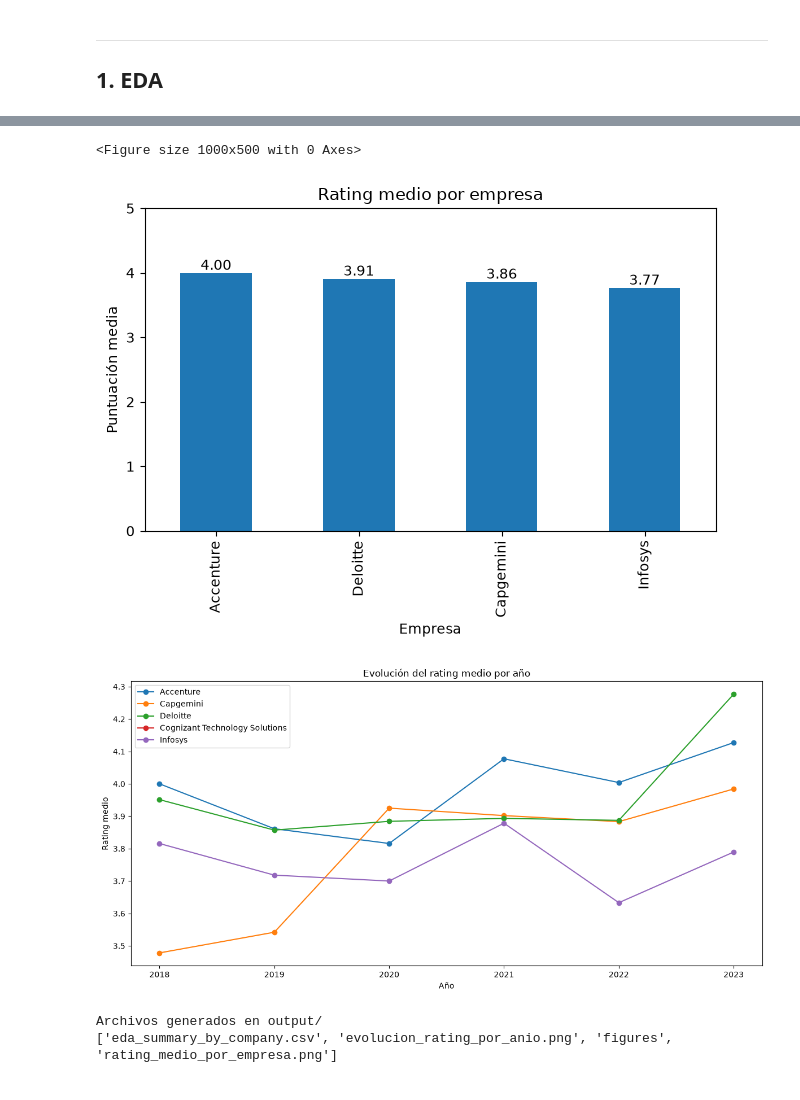
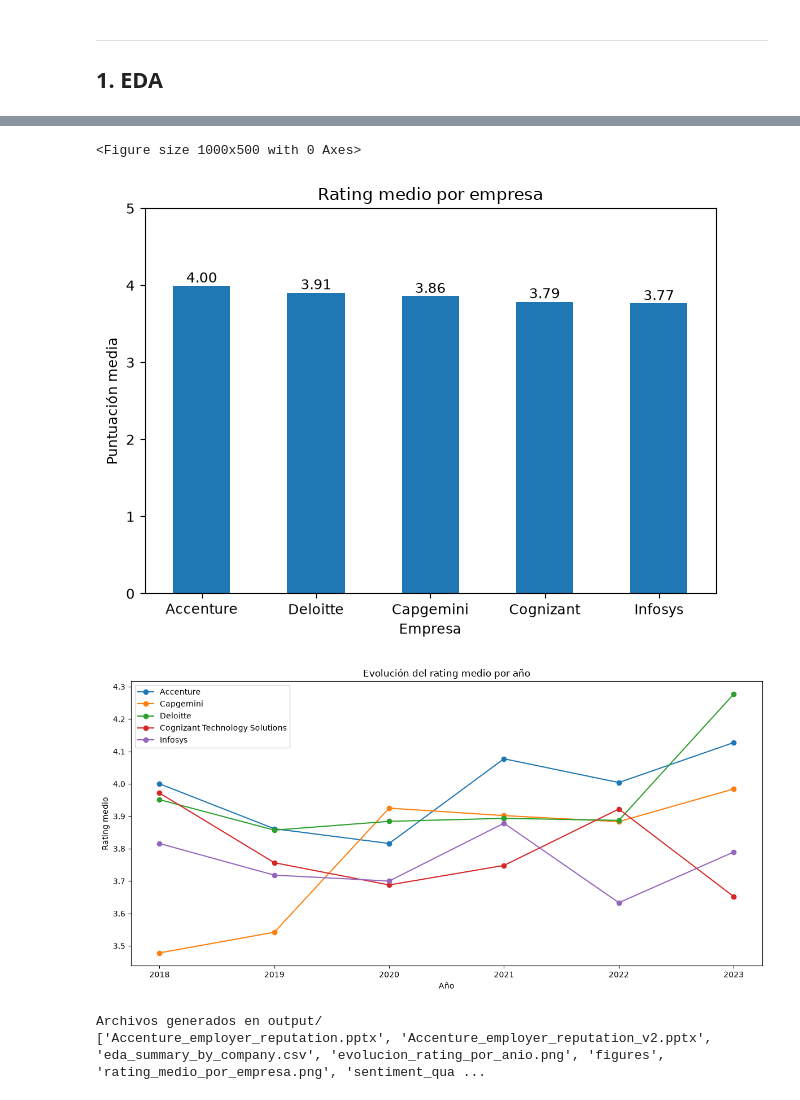
Before and after one commit to migueldevesaferrer/consulting-it-employer-reputation-intelligence, a Jupyter notebook: notebooks/consulting-it-employer-reputation-intelligence.ipynb, the cells around one changed output, grey strips where cells are left out. Cells and saved outputs as stored; diff of their text form; code cells hidden in the pictures.

```diff
--- a/notebooks/consulting-it-employer-reputation-intelligence.ipynb
+++ b/notebooks/consulting-it-employer-reputation-intelligence.ipynb
@@ -26,31 +26,38 @@ La metodología combina procesamiento del lenguaje natural, análisis de sentimi
 ---
 ## 0. Carga y preparación
 # %%
+# Cargamos librerías para transformar datos, analizar tablas y crear gráficos.
 import re
-import numpy as np
 import pandas as pd
 import matplotlib.pyplot as plt
 import warnings
 warnings.filterwarnings('ignore')
 
-
-# Empresa objetivo y peers del caso práctico
+# Conservamos el nombre tal como aparece en el parquet para que el filtro incluya a Cognizant.
 TARGET = 'Accenture'
-PEERS = ['Capgemini', 'Deloitte', 'Cognizant Technology Solutions', 'Infosys']
+PEERS = ['Capgemini', 'Deloitte', 'Cognizant-Technology-Solutions', 'Infosys']
 FIRMS = [TARGET] + PEERS
 
-# Tope de reseñas por empresa: limita el tiempo de cómputo y evita que el peer
-# más grande domine el modelo de topics conjunto.
+# Usamos una etiqueta legible en tablas, gráficos y comparaciones posteriores.
+COMPANY_LABELS = {
+    'Cognizant-Technology-Solutions': 'Cognizant Technology Solutions'
+}
+DISPLAY_FIRMS = [COMPANY_LABELS.get(firm, firm) for firm in FIRMS]
+
+# Limitamos la muestra a 1.000 reseñas por empresa para mantener el análisis equilibrado.
 MAX_POR_EMPRESA = 1000
 SEED = 42
 
+# Leemos solo las empresas del estudio y comprobamos el volumen disponible en la fuente.
 base_path = '../data/raw/glassdoor_reviews_hr.parquet'
 raw = pd.read_parquet(base_path, filters=[('firm', 'in', FIRMS)])
 print('Reseñas disponibles por empresa:')
-print(raw['firm'].value_counts())
+print(raw['firm'].value_counts().rename(index=COMPANY_LABELS))
 
+# Tomamos una muestra reproducible por empresa y normalizamos el nombre para el análisis.
 df = pd.concat([g.sample(n=min(MAX_POR_EMPRESA, len(g)), random_state=SEED)
                 for _, g in raw.groupby('firm')], ignore_index=True)
+df['firm'] = df['firm'].replace(COMPANY_LABELS)
 print(f'\nMuestra de trabajo: {len(df):,} reseñas')
 # %% [output]
 Reseñas disponibles por empresa:
@@ -107,12 +121,13 @@ Filas con cons vacíos: 2
 ---
 ## 1. EDA
 # %%
-# 1. EDA: resumen comparativo por empresa
+# Preparamos la carpeta de salida para tablas y gráficas del análisis exploratorio.
 from pathlib import Path
 
 output_dir = Path('../output')
 output_dir.mkdir(exist_ok=True)
 
+# Resumimos volumen, rating, recomendación y proporción de empleados actuales por empresa.
 summary = (
     df.groupby('firm')
       .agg(
@@ -128,6 +143,7 @@ summary = (
 print('Resumen comparativo por empresa:')
 print(summary.round(2).to_string(index=False))
 
+# Comparamos el rating medio entre personas que siguen en la empresa y quienes ya salieron.
 current_vs_former = (
     df.groupby(['firm', 'situacion'])['overall_rating']
       .mean()
@@ -137,20 +153,24 @@ current_vs_former = (
 print('\nRating medio por situación laboral:')
 print(current_vs_former.round(2))
 
-# Gráfico 1: rating medio por empresa
+# Visualizamos el rating promedio, manteniendo la escala original de 1 a 5.
 plt.figure(figsize=(10, 5))
 ax = summary.plot(kind='bar', x='firm', y='rating_medio', color='#1f77b4', legend=False)
 ax.set_title('Rating medio por empresa')
 ax.set_ylabel('Puntuación media')
 ax.set_xlabel('Empresa')
 ax.set_ylim(0, 5)
+ax.set_xticklabels(
+    summary['firm'].replace({'Cognizant Technology Solutions': 'Cognizant'}),
+    rotation=0
+)
 for p in ax.patches:
     ax.annotate(f'{p.get_height():.2f}', (p.get_x() + p.get_width()/2, p.get_height()), ha='center', va='bottom')
 plt.tight_layout()
 plt.savefig(output_dir / 'rating_medio_por_empresa.png', dpi=200)
 plt.show()
 
-# Gráfico 2: evolución temporal del rating medio
+# Calculamos y graficamos la evolución anual del rating para las cinco empresas.
 trend = (
     df.groupby(['anio', 'firm'])['overall_rating']
       .mean()
@@ -158,7 +178,7 @@ trend = (
 )
 
 plt.figure(figsize=(12, 6))
-for company in FIRMS:
+for company in DISPLAY_FIRMS:
     subset = trend[trend['firm'] == company].sort_values('anio')
     plt.plot(subset['anio'], subset['overall_rating'], marker='o', label=company)
 
@@ -171,7 +191,7 @@ plt.tight_layout()
 plt.savefig(output_dir / 'evolucion_rating_por_anio.png', dpi=200)
 plt.show()
 
-# Guardado para uso posterior en la presentación
+# Guardamos el resumen tabular para reutilizarlo en el informe y la presentación.
 summary.to_csv(output_dir / 'eda_summary_by_company.csv', index=False)
 print('\nArchivos generados en output/')
 print(sorted(p.name for p in output_dir.iterdir()))
@@ -193,6 +215,6 @@ Infosys      3.85     3.55
 <Figure size 1000x500 with 0 Axes>
-[figure, old version]
+[figure, new version]
-[figure, old version]
+[figure, new version]
 Archivos generados en output/
-['eda_summary_by_company.csv', 'evolucion_rating_por_anio.png', 'figures', 'rating_medio_por_empresa.png']
+['Accenture_employer_reputation.pptx', 'Accenture_employer_reputation_v2.pptx', 'eda_summary_by_company.csv', 'evolucion_rating_por_anio.png', 'figures', 'rating_medio_por_empresa.png', 'sentiment_qua ...
 # %% [markdown]
```
Also changed, not shown: parts of 27 cells of this notebook.
